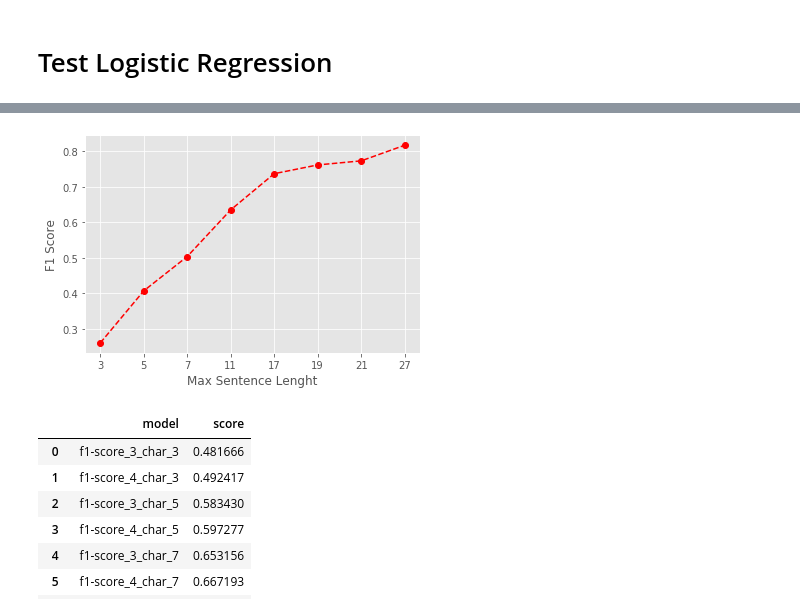
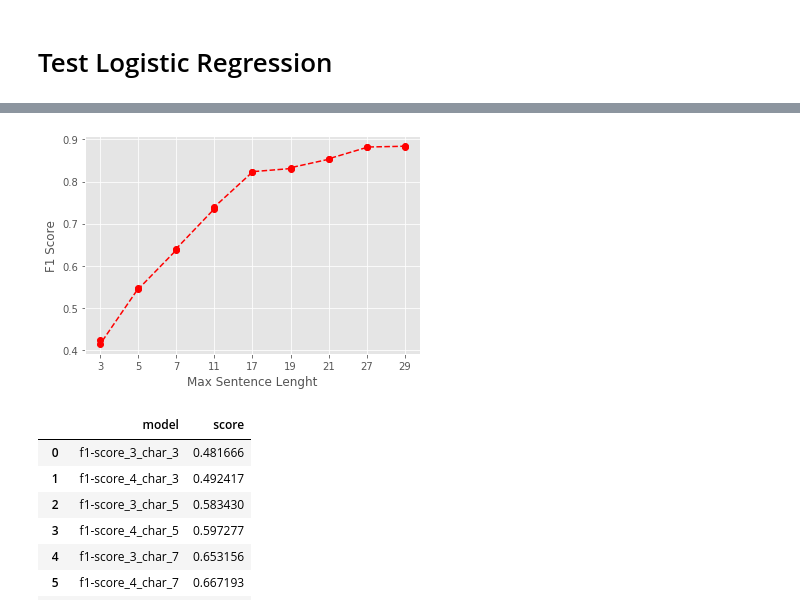
Before and after one commit to rashidhaffadi/Language-Identification, a Jupyter notebook: Tests and Figures (Linear Models).ipynb, the cells around one changed output, grey strips where cells are left out. Saved outputs shown, nothing was run; the diff lists cells and outputs as text; code cells hidden in the pictures.

```diff
--- a/Tests and Figures (Linear Models).ipynb
+++ b/Tests and Figures (Linear Models).ipynb
@@ -19,7 +16,7 @@ def test_model(m, test_params):
     """
     m: one of ["lg", "svm", "rf", "nb"]
     """
-    max_words, p, max_lenght = 25000, 0.75, 25
+    max_words, p, max_lenght = 15000, 0.8, 30
     # create dataframe for train and test
     data = create_dataframe(labels, max_words=max_words)
     trn_df, tst_df = trn_tst(data, p)
@@ -53,7 +50,7 @@ def test_data(m, max_data=[]):
     return pd.DataFrame({"model":names, 'score':scores})
 
 def test_sentence_lenghts(m, max_lenghts=[]):
-    max_words, p, test_params = 20000, 0.75, {"char":[(1, 4)]}
+    max_words, p, test_params = 10000, 0.8, {"char":[(1, 4)]}
     # create dataframe for train and test
     scores = []
     names = []
@@ -66,9 +63,6 @@ def test_sentence_lenghts(m, max_lenghts=[]):
         tmp = main(test_params, x_trn, x_tst, y_trn, y_tst, m=m).mean()
         names += list(map(lambda r: r+"_"+str(max_lenght), list(tmp.index)))
         scores += tmp.tolist()
-#     plt.style.use("ggplot")
-#     scores.mean().plot(figsize=(10, 10), kind='bar')
-#     print("means are {}".format(scores.mean()))
     return pd.DataFrame({"model":names, 'score':scores})
 
 def render_mpl_table(data, col_width=3.0, row_height=0.625, font_size=14,
@@ -125,36 +129,34 @@ scores
 # %%
 scores.to_pickle("./models/scores_lrg.pkl")
 # %%
-m, max_lenghts = "lrg", [3, 5, 7, 11, 17, 19, 21, 27]
+m, max_lenghts = "lrg", [3, 5, 7, 11, 17, 19, 21, 27, 29]
 
 scores = test_sentence_lenghts(m, max_lenghts)
 
 scores.to_pickle("./models/lrg_sentence_lenghts.pkl")
 
-scores = scores.set_index("model")
+# scores = scores.set_index("model")
 
-rows = list(map(lambda r:True if "f1" in r.split("-") else False, scores.index))
+# rows = list(map(lambda r:True if "f1" in r.split("-") else False, scores.index))
 
-scores = scores.loc[rows]
+# scores = scores.loc[rows]
 
 plt.style.use("ggplot")
 # plt.figure(figsize=(15, 15))
 # idxs = [i for i in range(len(scores)) if i%2 != 0]
-x = scores_f.loc[:, 'model']
+x = scores.loc[:, 'model']
 x = list(map(lambda r: r.split('_')[-1], x))
 # x = [x[i] for i in range(len(scores)) if i%2 != 0]
-y = scores_f.loc[:, 'score']
+y = scores.loc[:, 'score']
 # y = [y[i] for i in range(len(scores)) if i%2 != 0]
 
 plt.plot(x, y, "ro--")
 plt.xlabel("Max Sentence Lenght")
 plt.ylabel("F1 Score")
 plt.savefig("./models/lrg_sentence_lenghts.png")
 plt.show()
-# plt.close()
-# scores.plot(x="model", y="score", )
 # %% [output]
-[figure, old version]
+[figure, new version]
 # %%
 scores
 # %% [output]
```
Also changed, not shown: parts of 30 cells of this notebook, 7 other files.
